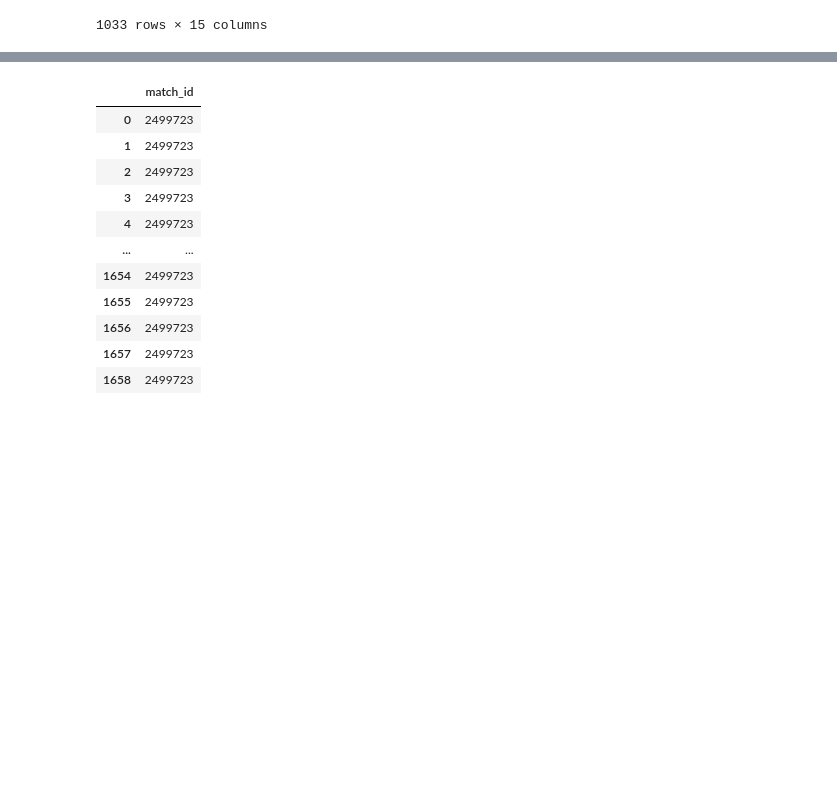
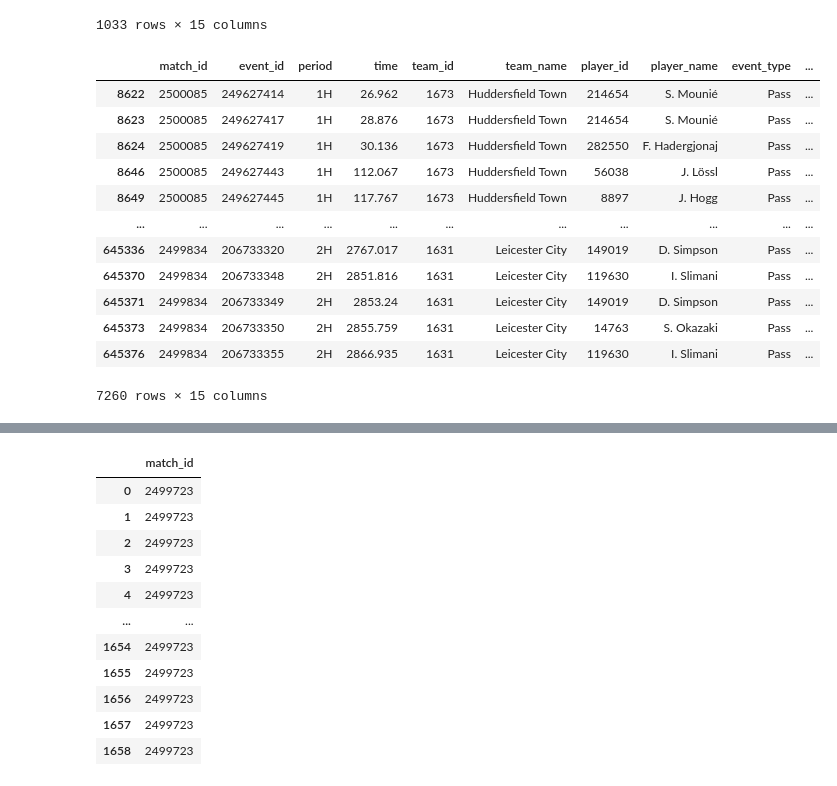
Before and after one commit to jiho051225/footballdata4week, a Jupyter notebook: Week 4/1-event-data-analysis-and-visualization.ipynb, the cells around one changed output, grey strips where cells are left out. Cells and saved outputs as stored; diff of their text form; code cells hidden in the pictures; blank space fills up the shorter version.

```diff
--- a/Week 4/1-event-data-analysis-and-visualization.ipynb
+++ b/Week 4/1-event-data-analysis-and-visualization.ipynb
@@ -366,0 +373,26 @@ display(final_filtered_events)
+# %%
+#맨시티 상대팀의 패스
+# Filter events for Manchester City's opponents
+man_city_opponents_events = man_city_events[man_city_events['team_name'] != 'Manchester City'].copy()
+
+# Filter for 'Pass' events
+pass_events = man_city_opponents_events[man_city_opponents_events['event_type'] == 'Pass'].copy()
+
+# Filter for events where start_x is less than 62.4
+filtered_pass_events = pass_events[(pass_events['start_x'] < 62.4)]
+
+display(filtered_pass_events)
+# %% [output]
+|  | match_id | event_id | period | time | team_id | team_name | player_id | player_name | event_type | ... |
+| 8622 | 2500085 | 249627414 | 1H | 26.962 | 1673 | Huddersfield Town | 214654 | S. Mounié | Pass | ... |
+| 8623 | 2500085 | 249627417 | 1H | 28.876 | 1673 | Huddersfield Town | 214654 | S. Mounié | Pass | ... |
+| 8624 | 2500085 | 249627419 | 1H | 30.136 | 1673 | Huddersfield Town | 282550 | F. Hadergjonaj | Pass | ... |
+| 8646 | 2500085 | 249627443 | 1H | 112.067 | 1673 | Huddersfield Town | 56038 | J. Lössl | Pass | ... |
+| 8649 | 2500085 | 249627445 | 1H | 117.767 | 1673 | Huddersfield Town | 8897 | J. Hogg | Pass | ... |
+| ... | ... | ... | ... | ... | ... | ... | ... | ... | ... | ... |
+| 645336 | 2499834 | 206733320 | 2H | 2767.017 | 1631 | Leicester City | 149019 | D. Simpson | Pass | ... |
+| 645370 | 2499834 | 206733348 | 2H | 2851.816 | 1631 | Leicester City | 119630 | I. Slimani | Pass | ... |
+| 645371 | 2499834 | 206733349 | 2H | 2853.24 | 1631 | Leicester City | 149019 | D. Simpson | Pass | ... |
+| 645373 | 2499834 | 206733350 | 2H | 2855.759 | 1631 | Leicester City | 14763 | S. Okazaki | Pass | ... |
+| 645376 | 2499834 | 206733355 | 2H | 2866.935 | 1631 | Leicester City | 119630 | I. Slimani | Pass | ... |
+7260 rows × 15 columns
```
Also changed, not shown: parts of 12 cells of this notebook.
